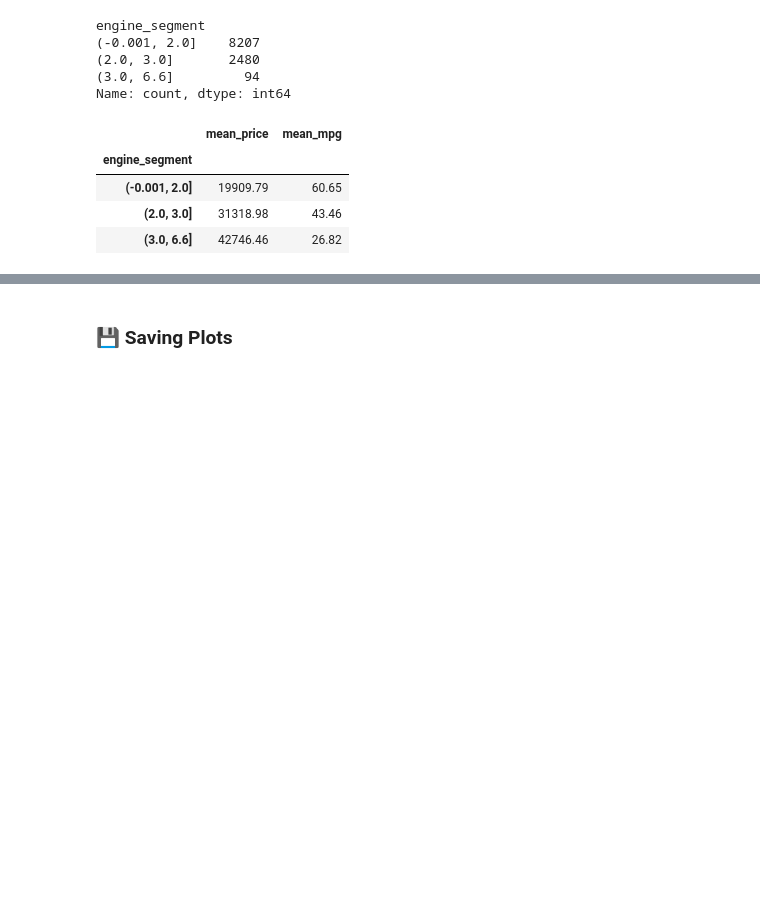
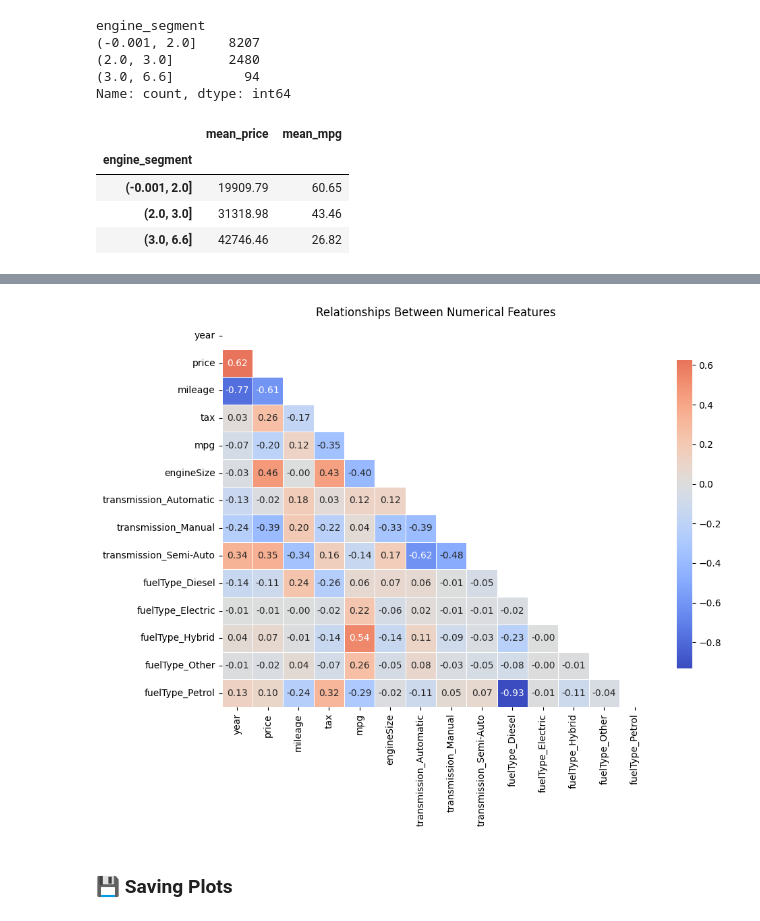
Before and after one commit to smartestnerdfromtown/Data-Analytics-Projects, a Jupyter notebook: BMW Cars Analysis/analysis.ipynb, the cells around one changed output, grey strips where cells are left out. Drawn from its saved outputs; the diff is of its cells as text; code cells hidden in the pictures; blank space fills up the shorter version.

Commit message:
Correlation Heatmap

```diff
--- a/BMW Cars Analysis/analysis.ipynb
+++ b/BMW Cars Analysis/analysis.ipynb
@@ -514,0 +519,7 @@ stats
+# %%
+df = df.drop(labels=["mileage_flag", "engine_segment"], axis="columns")
+df_no_models = df.drop(labels=["model"], axis="columns")
+# %%
+df_no_models = pd.get_dummies(
+    data=df_no_models
+)
@@ -514,0 +546,3 @@ stats
+# %%
+cm = df_no_models.corr(method="pearson")
+cm
@@ -515,3 +565,29 @@ stats
+# %%
+mask = np.triu(np.ones_like(cm, dtype=bool))
+
+title = "Relationships Between Numerical Features"
+
+plt.figure(figsize=(10, 8))
+
+sns.heatmap(
+    cm,
+    mask=mask,
+    annot=True,
+    fmt=".2f",
+    cmap="coolwarm",
+    center=0,
+    linewidths=0.5,
+    cbar_kws={"shrink": 0.8}
+)
+
+plt.title(title)
+plt.tight_layout()
+
+filename = "figures/numerical_features_correlation_lower_triangle.png"
+plt.savefig(filename, dpi=300, bbox_inches="tight")
+plt.show()
+# %% [output]
+[figure, added]
 # %% [markdown]
 ### 💾 Saving Plots
 # %%
```
Also changed, not shown: parts of 4 cells of this notebook, 3 other files.
